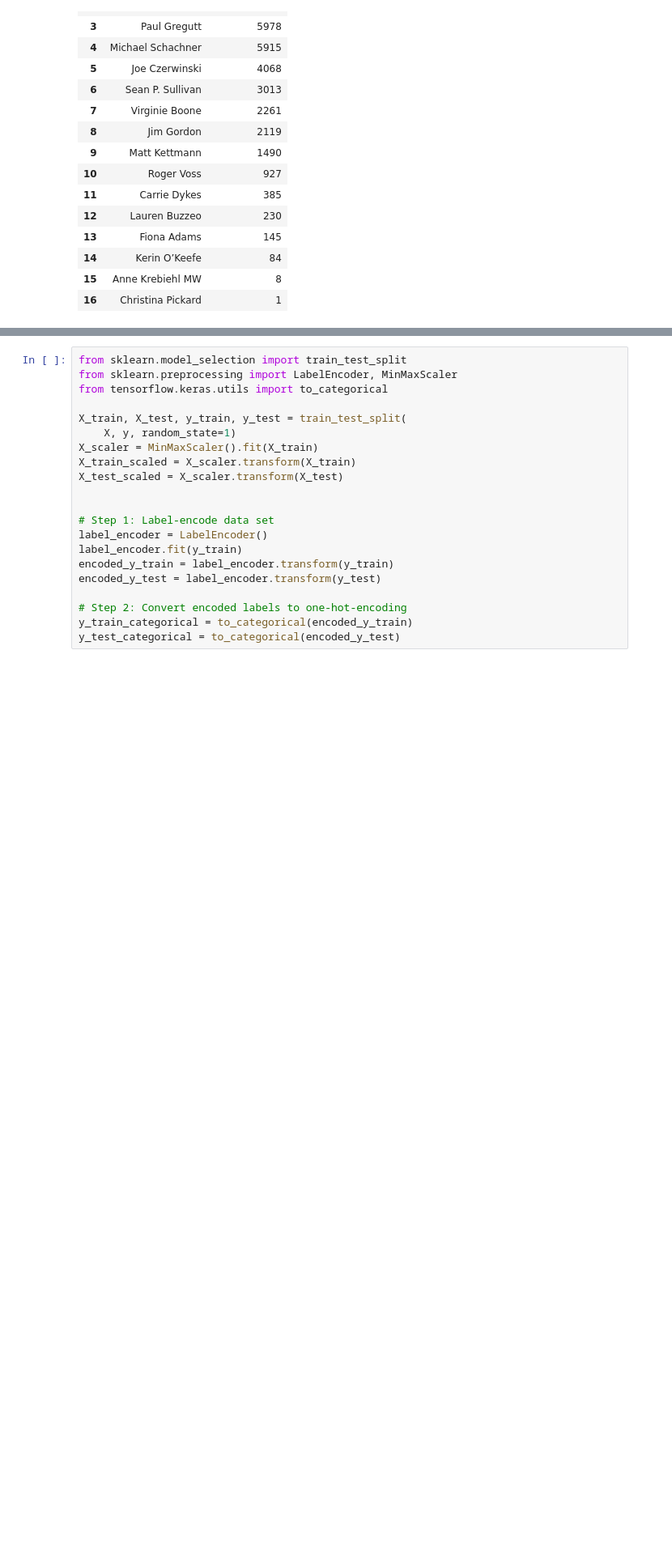
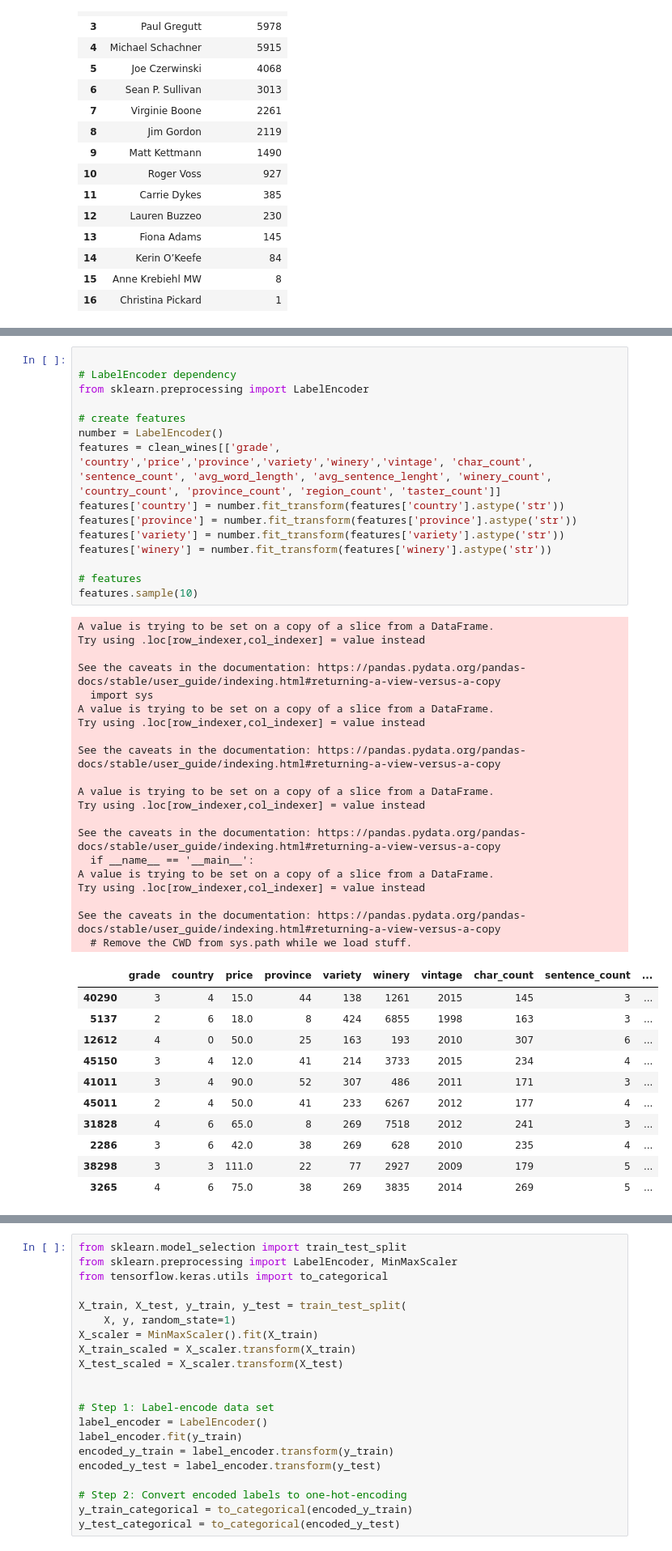
Before and after one commit to rahilanath/Final_Project, a Jupyter notebook: neural_model.ipynb, the cells around one changed output, grey strips where cells are left out. Shown at 81% size. Drawn from its saved outputs; the diff is of its cells as text; blank space fills up the shorter version.

```diff
--- a/neural_model.ipynb
+++ b/neural_model.ipynb
@@ -415,0 +436,47 @@ clean_wines.sample(30)
+# %%
+
+# LabelEncoder dependency
+from sklearn.preprocessing import LabelEncoder
+
+# create features
+number = LabelEncoder()
+features = clean_wines[['grade', 'country','price','province','variety','winery','vintage', 'char_count', 'sentence_count', 'avg_word_length', 'avg_sentence_lenght', 'winery_count', 'country_count', 'province_count', 'region_count', 'taster_count']]
+features['country'] = number.fit_transform(features['country'].astype('str'))
+features['province'] = number.fit_transform(features['province'].astype('str'))
+features['variety'] = number.fit_transform(features['variety'].astype('str'))
+features['winery'] = number.fit_transform(features['winery'].astype('str'))
+
+# features
+features.sample(10)
+# %% [output]
+A value is trying to be set on a copy of a slice from a DataFrame.
+Try using .loc[row_indexer,col_indexer] = value instead
+
+See the caveats in the documentation: https://pandas.pydata.org/pandas-docs/stable/user_guide/indexing.html#returning-a-view-versus-a-copy
+  import sys
+A value is trying to be set on a copy of a slice from a DataFrame.
+Try using .loc[row_indexer,col_indexer] = value instead
+
+See the caveats in the documentation: https://pandas.pydata.org/pandas-docs/stable/user_guide/indexing.html#returning-a-view-versus-a-copy
+
+A value is trying to be set on a copy of a slice from a DataFrame.
+Try using .loc[row_indexer,col_indexer] = value instead
+
+See the caveats in the documentation: https://pandas.pydata.org/pandas-docs/stable/user_guide/indexing.html#returning-a-view-versus-a-copy
+  if __name__ == '__main__':
+A value is trying to be set on a copy of a slice from a DataFrame.
+Try using .loc[row_indexer,col_indexer] = value instead
+
+See the caveats in the documentation: https://pandas.pydata.org/pandas-docs/stable/user_guide/indexing.html#returning-a-view-versus-a-copy
+  # Remove the CWD from sys.path while we load stuff.
+|  | grade | country | price | province | variety | winery | vintage | char_count | sentence_count | ... |
+| 40290 | 3 | 4 | 15.0 | 44 | 138 | 1261 | 2015 | 145 | 3 | ... |
+| 5137 | 2 | 6 | 18.0 | 8 | 424 | 6855 | 1998 | 163 | 3 | ... |
+| 12612 | 4 | 0 | 50.0 | 25 | 163 | 193 | 2010 | 307 | 6 | ... |
+| 45150 | 3 | 4 | 12.0 | 41 | 214 | 3733 | 2015 | 234 | 4 | ... |
+| 41011 | 3 | 4 | 90.0 | 52 | 307 | 486 | 2011 | 171 | 3 | ... |
+| 45011 | 2 | 4 | 50.0 | 41 | 233 | 6267 | 2012 | 177 | 4 | ... |
+| 31828 | 4 | 6 | 65.0 | 8 | 269 | 7518 | 2012 | 241 | 3 | ... |
+| 2286 | 3 | 6 | 42.0 | 38 | 269 | 628 | 2010 | 235 | 4 | ... |
+| 38298 | 3 | 3 | 111.0 | 22 | 77 | 2927 | 2009 | 179 | 5 | ... |
+| 3265 | 4 | 6 | 75.0 | 38 | 269 | 3835 | 2014 | 269 | 5 | ... |
```
Also changed, not shown: parts of 57 cells of this notebook.
